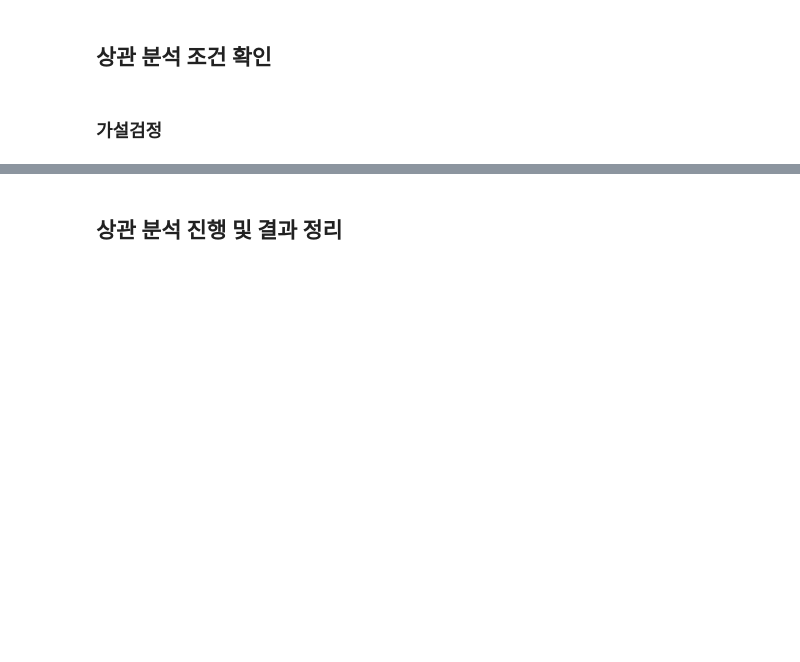
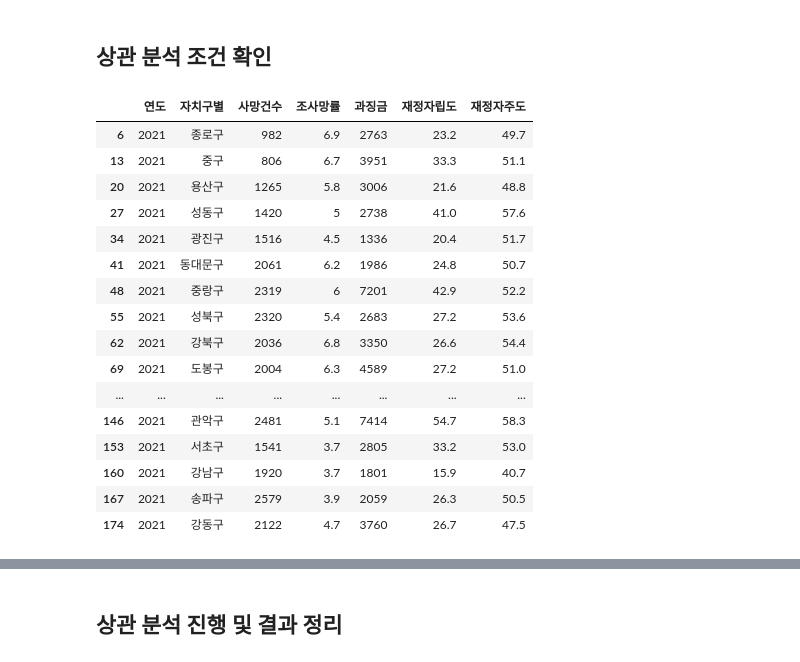
Before and after one commit to Gi-Woong/SDA-TeamProject, a Jupyter notebook: SDA_Term_Project.ipynb, the cells around one changed output, grey strips where cells are left out. Saved outputs shown, nothing was run; the diff lists cells and outputs as text; code cells hidden in the pictures; blank space fills up the shorter version.

```diff
--- a/SDA_Term_Project.ipynb
+++ b/SDA_Term_Project.ipynb
@@ -510,4 +522,35 @@ df_data.head()
 # %% [markdown]
 ## 상관 분석 조건 확인
-# %% [markdown]
-### 가설검정
+# %%
+df_2015 = df_data[df_data["연도"]=="2015"]
+df_2015
+df_2016 = df_data[df_data["연도"]=="2016"]
+df_2016
+df_2017 = df_data[df_data["연도"]=="2017"]
+df_2017
+df_2018 = df_data[df_data["연도"]=="2018"]
+df_2018
+df_2019 = df_data[df_data["연도"]=="2019"]
+df_2019
+df_2020 = df_data[df_data["연도"]=="2020"]
+df_2020
+df_2021 = df_data[df_data["연도"]=="2021"]
+df_2021
+# %% [output]
+|  | 연도 | 자치구별 | 사망건수 | 조사망률 | 과징금 | 재정자립도 | 재정자주도 |
+| 6 | 2021 | 종로구 | 982 | 6.9 | 2763 | 23.2 | 49.7 |
+| 13 | 2021 | 중구 | 806 | 6.7 | 3951 | 33.3 | 51.1 |
+| 20 | 2021 | 용산구 | 1265 | 5.8 | 3006 | 21.6 | 48.8 |
+| 27 | 2021 | 성동구 | 1420 | 5 | 2738 | 41.0 | 57.6 |
+| 34 | 2021 | 광진구 | 1516 | 4.5 | 1336 | 20.4 | 51.7 |
+| 41 | 2021 | 동대문구 | 2061 | 6.2 | 1986 | 24.8 | 50.7 |
+| 48 | 2021 | 중랑구 | 2319 | 6 | 7201 | 42.9 | 52.2 |
+| 55 | 2021 | 성북구 | 2320 | 5.4 | 2683 | 27.2 | 53.6 |
+| 62 | 2021 | 강북구 | 2036 | 6.8 | 3350 | 26.6 | 54.4 |
+| 69 | 2021 | 도봉구 | 2004 | 6.3 | 4589 | 27.2 | 51.0 |
+| ... | ... | ... | ... | ... | ... | ... | ... |
+| 146 | 2021 | 관악구 | 2481 | 5.1 | 7414 | 54.7 | 58.3 |
+| 153 | 2021 | 서초구 | 1541 | 3.7 | 2805 | 33.2 | 53.0 |
+| 160 | 2021 | 강남구 | 1920 | 3.7 | 1801 | 15.9 | 40.7 |
+| 167 | 2021 | 송파구 | 2579 | 3.9 | 2059 | 26.3 | 50.5 |
+| 174 | 2021 | 강동구 | 2122 | 4.7 | 3760 | 26.7 | 47.5 |
```
Also changed, not shown: parts of 15 cells of this notebook.
